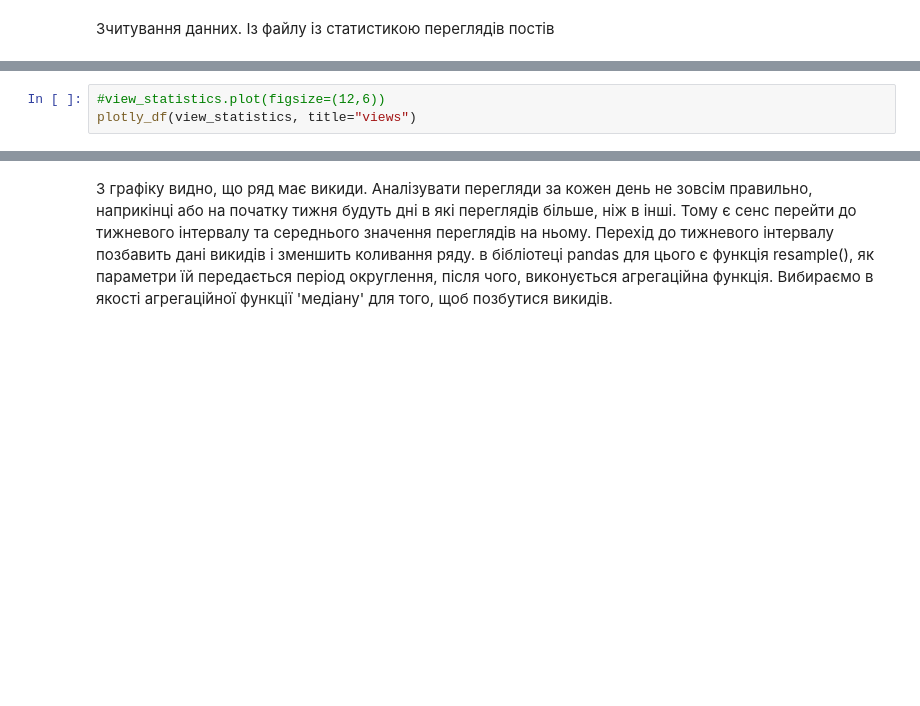
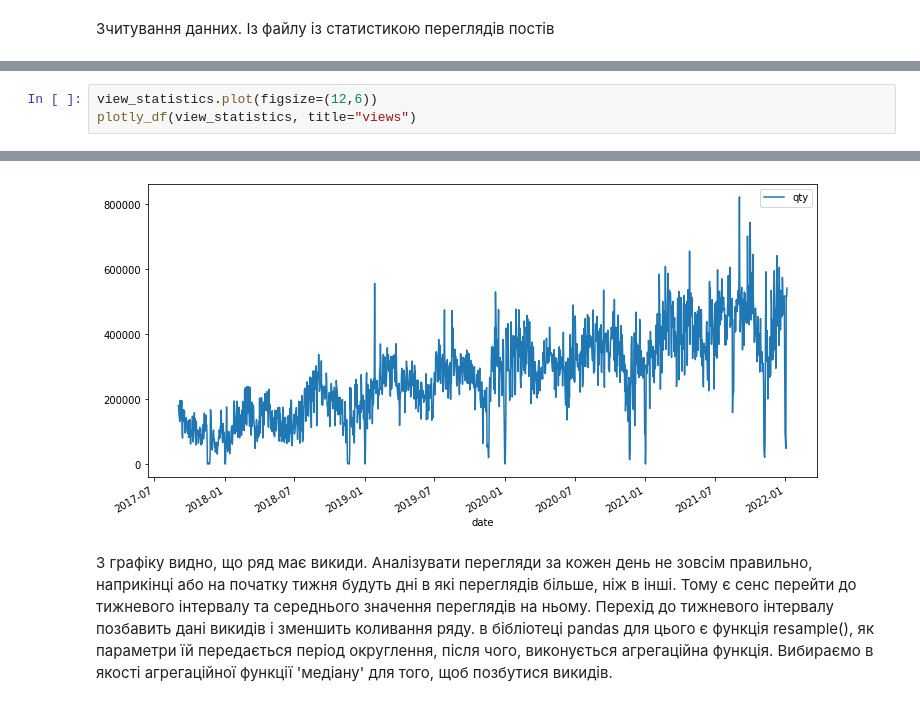
Before and after one commit to markbugatti/arima-basic-diploma, a Jupyter notebook: analyze_views.ipynb, the cells around one changed output, grey strips where cells are left out. Cells and saved outputs as stored; diff of their text form; blank space fills up the shorter version.

```diff
--- a/analyze_views.ipynb
+++ b/analyze_views.ipynb
@@ -54,8 +54,9 @@ In a future version of pandas all arguments of read_csv except for the argument
 # %%
-#view_statistics.plot(figsize=(12,6))
+view_statistics.plot(figsize=(12,6))
 plotly_df(view_statistics, title="views")
 # %% [output]
 [interactive output not drawn]
+[figure, added]
 # %% [markdown]
 З графіку видно, що ряд має викиди. Аналізувати перегляди за кожен день не зовсім правильно, наприкінці або на початку тижня будуть дні в які переглядів більше, ніж в інші. Тому є сенс перейти до тижневого інтервалу та середнього значення переглядів на ньому. Перехід до тижневого інтервалу позбавить дані викидів і зменшить коливання ряду. в бібліотеці pandas для цього є функція resample(), як параметри їй передається період округлення, після чого, виконується агрегаційна функція. Вибираємо в якості агрегаційної функції 'медіану' для того, щоб позбутися викидів.
 # %%
```
Also changed, not shown: parts of 13 cells of this notebook, 1 other file.
